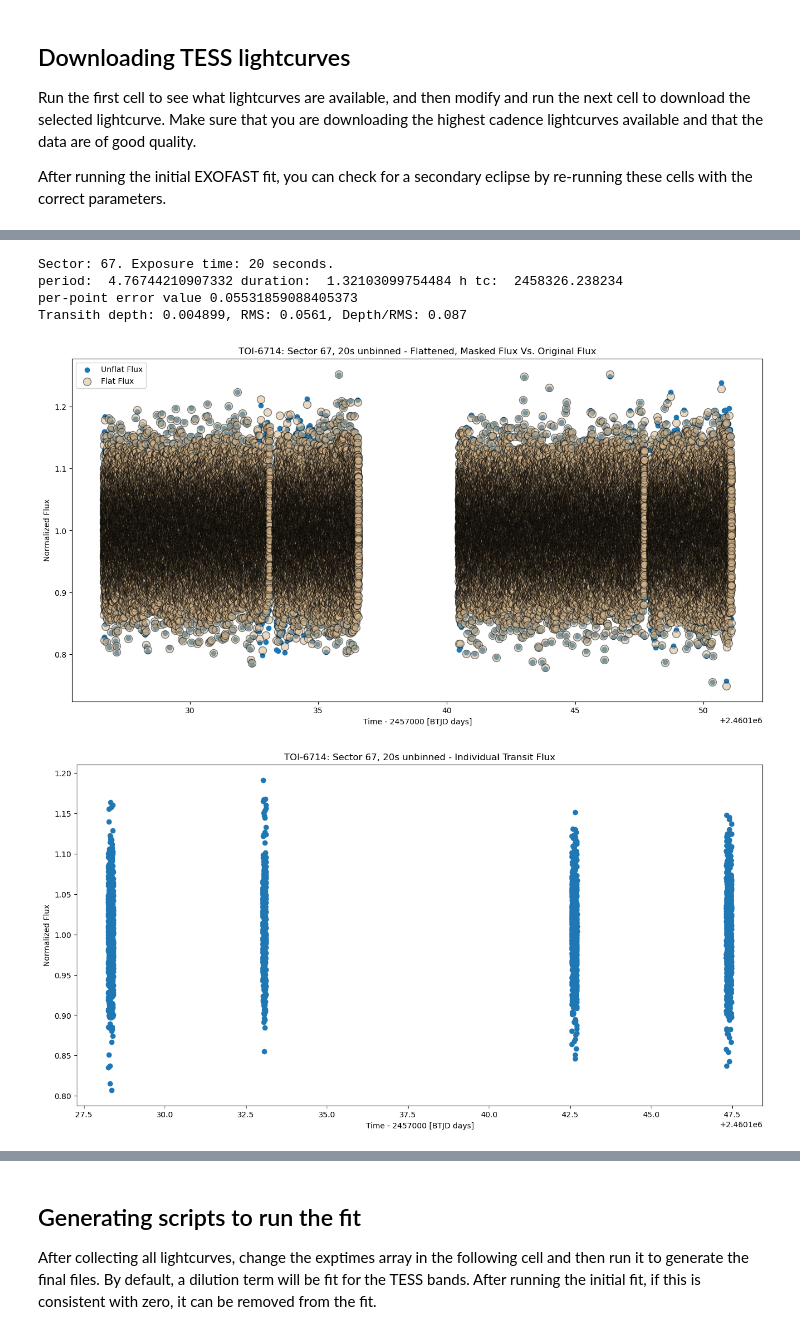
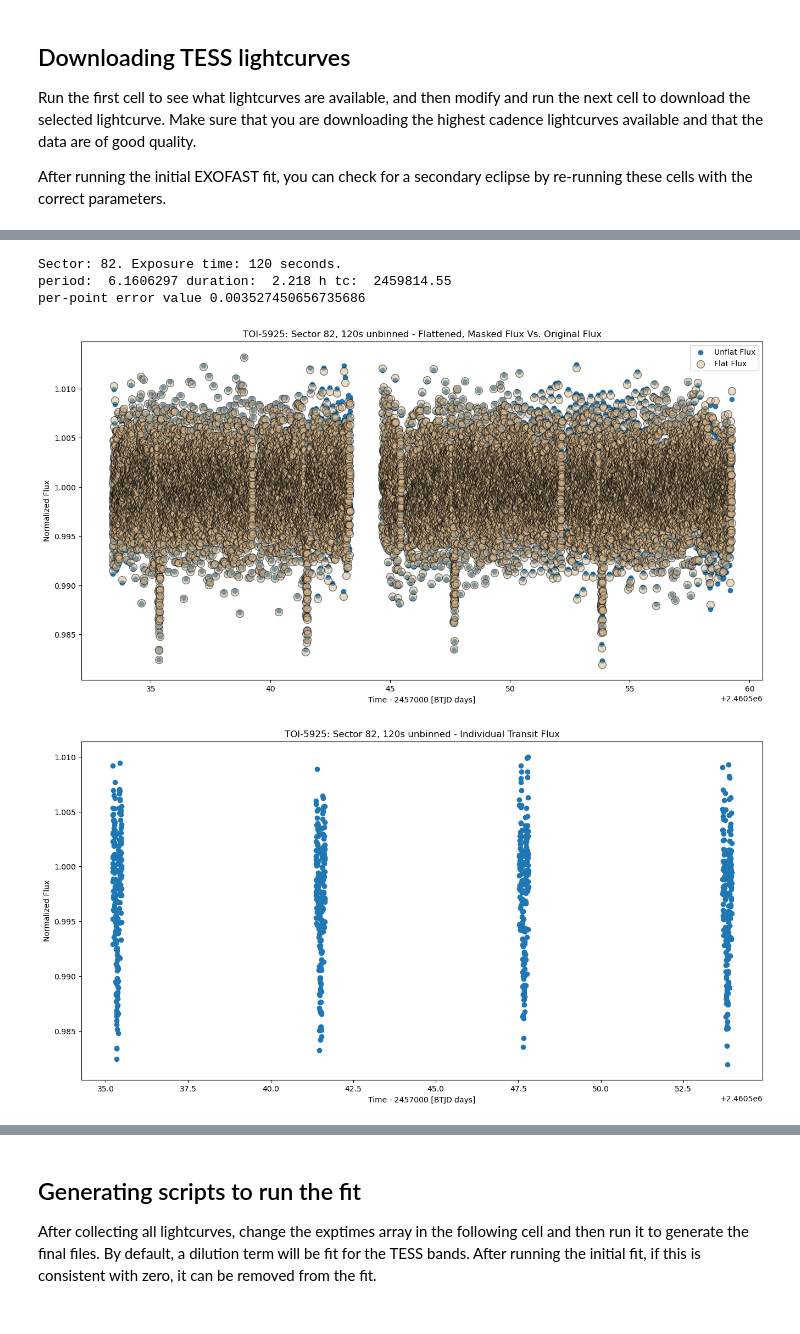
Before and after one commit to jackschulte/exofast_tools, a Jupyter notebook: scripts/setup_fit.ipynb, the cells around one changed output, grey strips where cells are left out. Saved outputs shown, nothing was run; the diff lists cells and outputs as text; code cells hidden in the pictures.

```diff
--- a/scripts/setup_fit.ipynb
+++ b/scripts/setup_fit.ipynb
@@ -12,7 +13,10 @@ import lightkurve as lk
 # %% [markdown]
 ## System parameters
 # %%
-toi = '6714'
-ticid = '261264800'
+toi = '5925'
+ticid = '345193111'
 rv_instrument = 'tres'
-outpath = f'/Users/jack/Research/work_for_collabs/'
+outpath = f'/Users/jack/Research/meep3/fits/toi{toi}/'
+
+if os.path.exists(outpath) == False:
+    os.makedirs(outpath)
@@ -71,11 +49,10 @@ SearchResult containing 16 data products.
 # %%
-create_light_curve(f'TIC {ticid}', 'SPOC', 67, auto = True, exposure=20, targetname = f'TOI-{toi}', keep_secondary_eclipse=False,
-                   ecosw = 0.1335, t14s = 0.1025, save = True, plot = True, planet='b', published = False, qualityFlag = False, #omit_transit_index=[2, 5],
-                   outputfiles='slimflat', outputdir = outpath)
+create_light_curve(f'TIC {ticid}', 'SPOC', 82, auto = False, exposure=120, targetname = f'TOI-{toi}', keep_secondary_eclipse=False,
+                   ecosw = 0, save = True, plot = True, planet='b', published = False, qualityFlag = False, #omit_transit_index=[2],
+                   outputfiles='slimflat', outputdir = outpath, tc=2459814.55, period = 6.1606297 * u.day, duration=2.218 * u.hr)
 # %% [output]
-Sector: 67. Exposure time: 20 seconds.
-period:  4.76744210907332 duration:  1.32103099754484 h tc:  2458326.238234
-per-point error value 0.05531859088405373
-Transith depth: 0.004899, RMS: 0.0561, Depth/RMS: 0.087
+Sector: 82. Exposure time: 120 seconds.
+period:  6.1606297 duration:  2.218 h tc:  2459814.55
+per-point error value 0.003527450656735686
-[figure, old version]
+[figure, new version]
-[figure, old version]
+[figure, new version]
```
Also changed, not shown: parts of 9 cells of this notebook, 2 other files.
